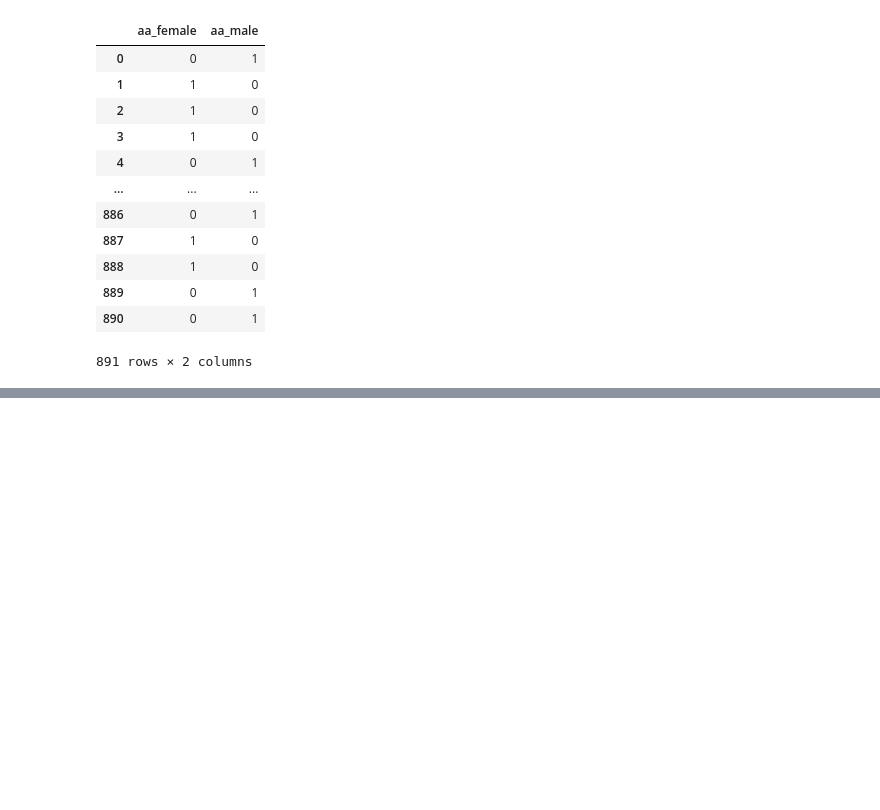
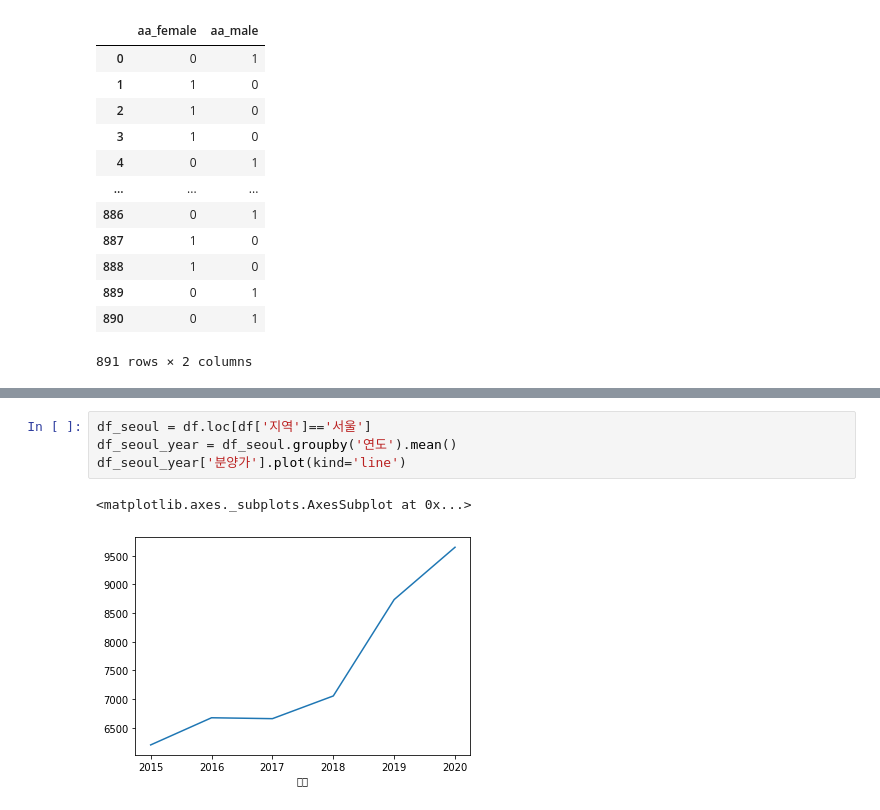
Before and after one commit to chi-hun/pandas-note, a Jupyter notebook: pandas_note.ipynb, the cells around one changed output, grey strips where cells are left out. Drawn from its saved outputs; the diff is of its cells as text; blank space fills up the shorter version.

```diff
--- a/pandas_note.ipynb
+++ b/pandas_note.ipynb
@@ -630,0 +648,7 @@ pd.get_dummies(df['sex'],prefix='aa')
+# %%
+df_seoul = df.loc[df['지역']=='서울']
+df_seoul_year = df_seoul.groupby('연도').mean()
+df_seoul_year['분양가'].plot(kind='line')
+# %% [output]
+<matplotlib.axes._subplots.AxesSubplot at 0x...>
+[figure, added]
```
Also changed, not shown: parts of 6 cells of this notebook.
